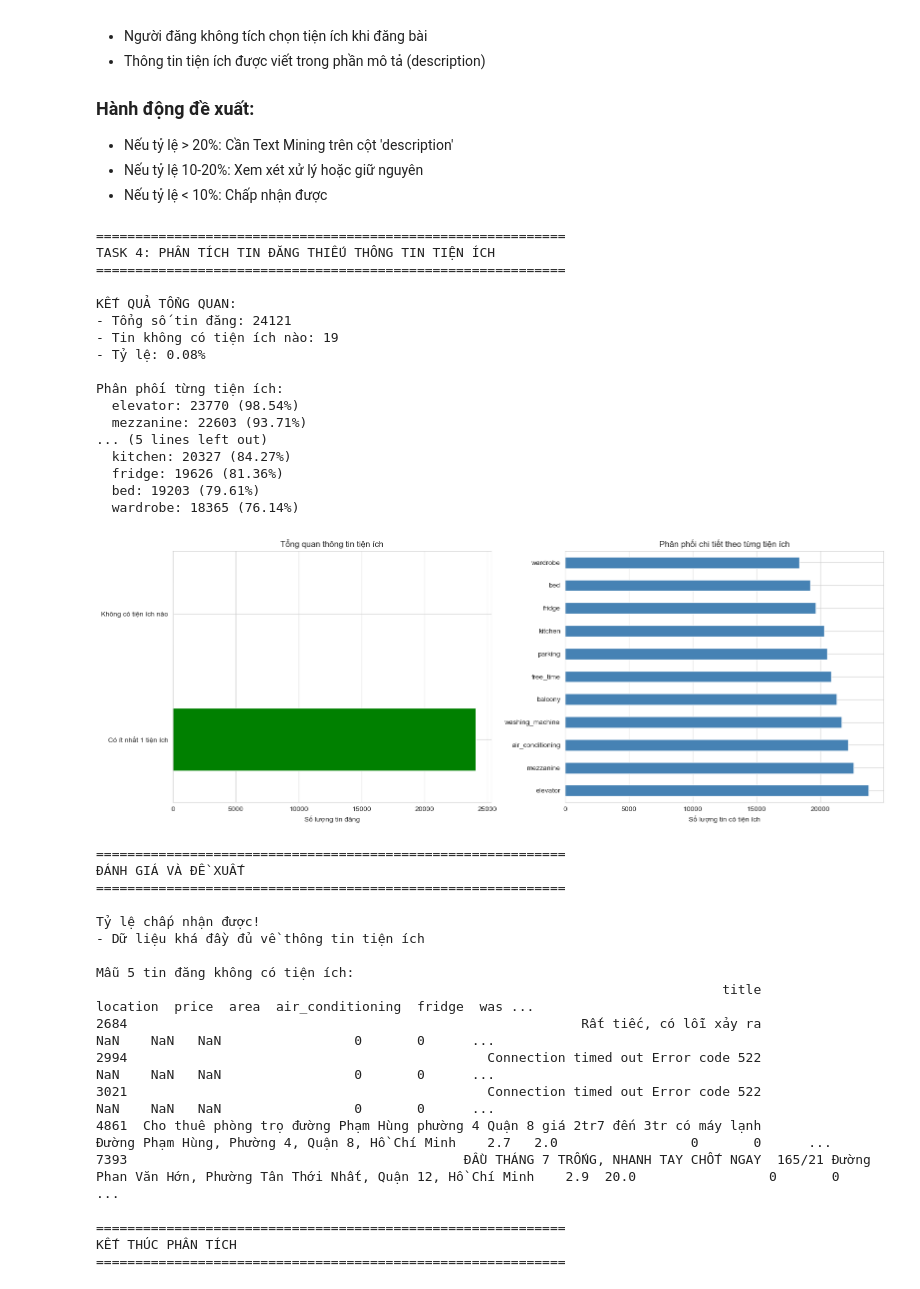
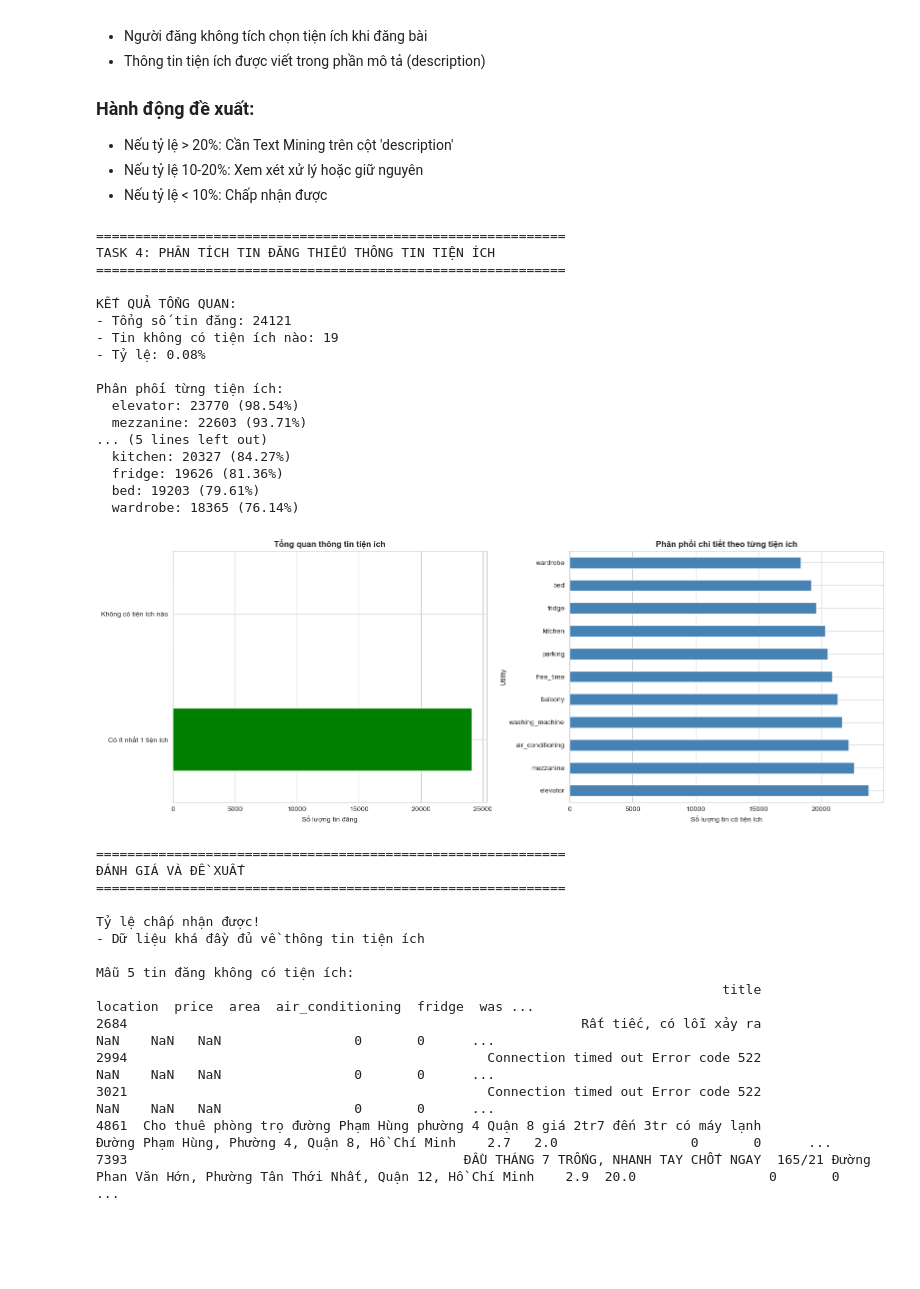
Before and after one commit to HungHiHung10/Intro2DS, a Jupyter notebook: notebooks/categorical_missing.ipynb, the cells around one changed output. Saved outputs shown, nothing was run; the diff lists cells and outputs as text; code cells hidden in the pictures; blank space fills up the shorter version.

```diff
--- a/notebooks/categorical_missing.ipynb
+++ b/notebooks/categorical_missing.ipynb
@@ -586,7 +466,7 @@ utility_cols = ['air_conditioning', 'fridge', 'washing_machine', 'mezzanine',
                 'kitchen', 'wardrobe', 'bed', 'balcony', 'elevator',
                 'free_time', 'parking']
 
-# Lọc tin không có tiện ích nào
+# Tìm tin không có tiện ích nào
 no_utilities_df = df[df[utility_cols].sum(axis=1) == 0]
 
 count_no_utils = len(no_utilities_df)
@@ -598,14 +478,16 @@ print(f"- Tổng số tin đăng: {total_rows}")
 print(f"- Tin không có tiện ích nào: {count_no_utils}")
 print(f"- Tỷ lệ: {percent_no_utils:.2f}%")
 
+# Sử dụng lại hàm analyze_utilities để có data đầy đủ
 print(f"\nPhân phối từng tiện ích:")
-utility_stats = df[utility_cols].sum().sort_values(ascending=False)
-for util, count in utility_stats.items():
-    pct = (count / total_rows) * 100
-    print(f"  {util}: {count} ({pct:.2f}%)")
+utility_stats = analyze_utilities(df, utility_cols)
+for _, row in utility_stats.iterrows():
+    print(f"  {row['Utility']}: {int(row['Count'])} ({row['Percentage']:.2f}%)")
 
+# Visualization
 fig, axes = plt.subplots(1, 2, figsize=(16, 6))
 
+# 1. Overview
 utilities_summary = pd.DataFrame({
     'Có ít nhất 1 tiện ích': [total_rows - count_no_utils],
     'Không có tiện ích nào': [count_no_utils]
@@ -613,15 +495,17 @@ utilities_summary = pd.DataFrame({
 
 utilities_summary.plot(kind='barh', ax=axes[0], legend=False, color=['green', 'red'])
 axes[0].set_xlabel('Số lượng tin đăng')
-axes[0].set_title('Tổng quan thông tin tiện ích')
+axes[0].set_title('Tổng quan thông tin tiện ích', fontweight='bold')
 
-utility_stats.plot(kind='barh', ax=axes[1], color='steelblue')
+# 2. Detail - sử dụng dữ liệu từ analyze_utilities
+utility_stats.set_index('Utility')['Count'].plot(kind='barh', ax=axes[1], color='steelblue')
 axes[1].set_xlabel('Số lượng tin có tiện ích')
-axes[1].set_title('Phân phối chi tiết theo từng tiện ích')
+axes[1].set_title('Phân phối chi tiết theo từng tiện ích', fontweight='bold')
 
 plt.tight_layout()
 plt.show()
 
+# Recommendations
 print(f"\n{'='*60}")
 print("ĐÁNH GIÁ VÀ ĐỀ XUẤT")
 print("="*60)
@@ -638,38 +522,34 @@ if percent_no_utils > 20:
 elif percent_no_utils > 10:
     print("\nTỷ lệ trung bình, nên xử lý:")
     print("- Kiểm tra mô tả (description) để điền thông tin")
     print("- Hoặc có thể giữ nguyên nếu mục đích phân tích chấp nhận được")
 else:
     print("\nTỷ lệ chấp nhận được!")
     print("- Dữ liệu khá đầy đủ về thông tin tiện ích")
 
 if count_no_utils > 0:
     print(f"\nMẫu 5 tin đăng không có tiện ích:")
     sample_cols = ['title', 'location', 'price', 'area'] + utility_cols
     print(no_utilities_df[sample_cols].head().to_string())
-
-print("\n" + "="*60)
-print("KẾT THÚC PHÂN TÍCH")
-print("="*60)
 # %% [output]
 ============================================================
 TASK 4: PHÂN TÍCH TIN ĐĂNG THIẾU THÔNG TIN TIỆN ÍCH
 ============================================================
 
 KẾT QUẢ TỔNG QUAN:
 - Tổng số tin đăng: 24121
 - Tin không có tiện ích nào: 19
 - Tỷ lệ: 0.08%
 
 Phân phối từng tiện ích:
   elevator: 23770 (98.54%)
   mezzanine: 22603 (93.71%)
 ... (5 lines left out)
   kitchen: 20327 (84.27%)
   fridge: 19626 (81.36%)
   bed: 19203 (79.61%)
   wardrobe: 18365 (76.14%)
-[figure, old version]
+[figure, new version]
 ============================================================
 ĐÁNH GIÁ VÀ ĐỀ XUẤT
 ============================================================
@@ -684,7 +564,3 @@ Mẫu 5 tin đăng không có tiện ích:
 3021                                              Connection timed out Error code 522                                                                    NaN    NaN   NaN                 0       0      ...
 4861  Cho thuê phòng trọ đường Phạm Hùng phường 4 Quận 8 giá 2tr7 đến 3tr có máy lạnh                         Đường Phạm Hùng, Phường 4, Quận 8, Hồ Chí Minh    2.7   2.0                 0       0      ...
 7393                                           ĐẦU THÁNG 7 TRỐNG, NHANH TAY CHỐT NGAY  165/21 Đường Phan Văn Hớn, Phường Tân Thới Nhất, Quận 12, Hồ Chí Minh    2.9  20.0                 0       0      ...
-
-============================================================
-KẾT THÚC PHÂN TÍCH
-============================================================
```
Also changed, not shown: parts of 9 cells of this notebook.
